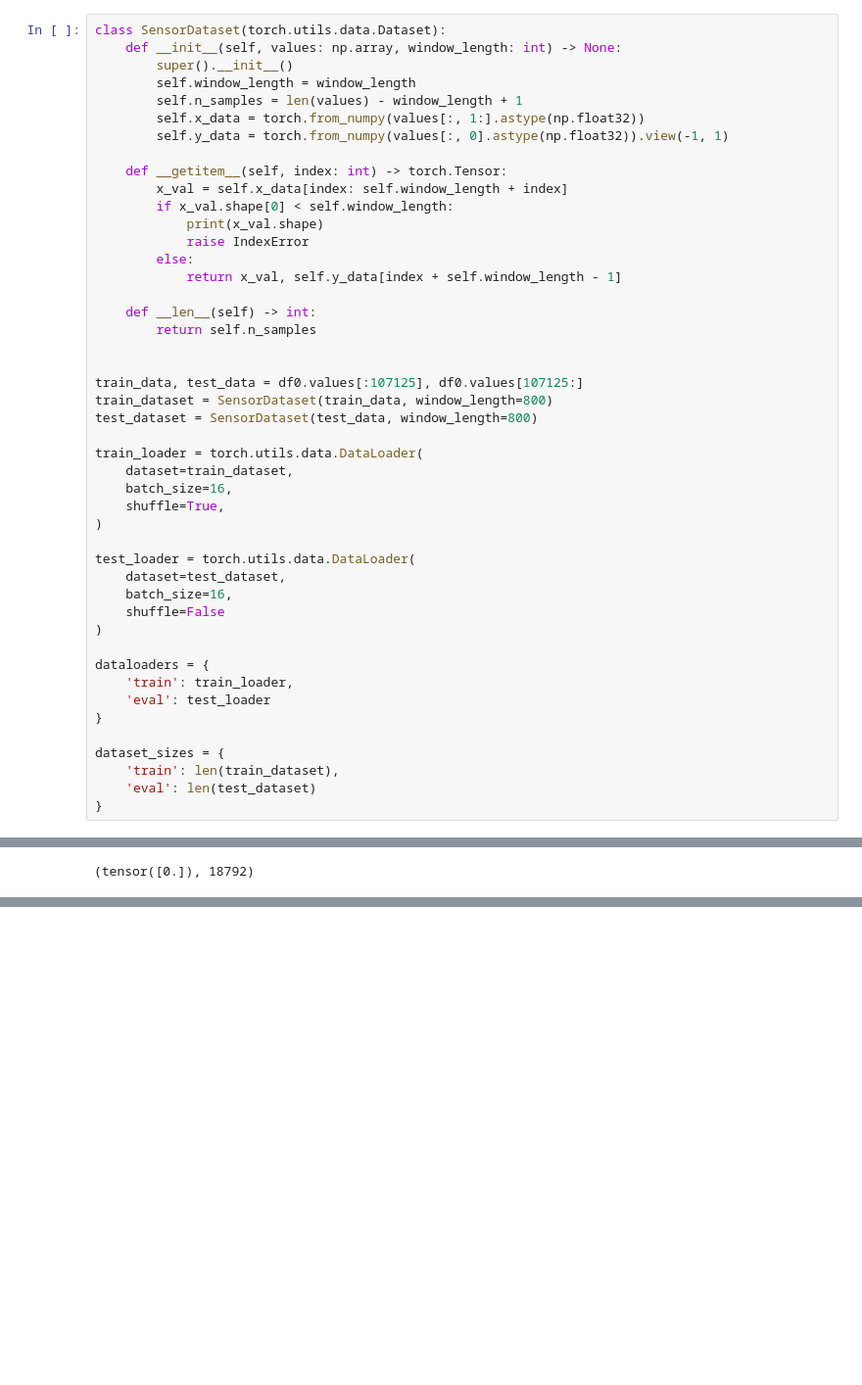
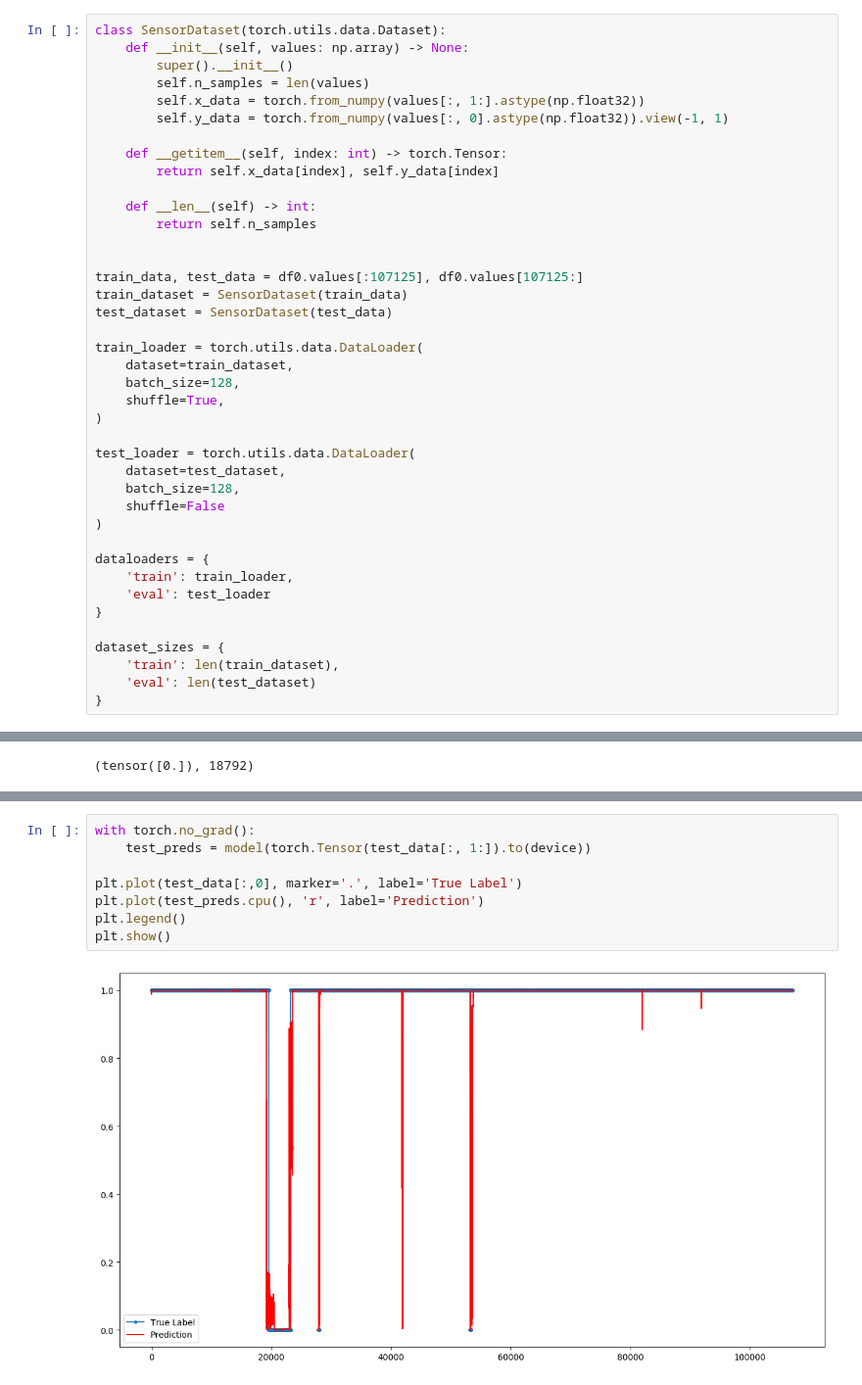
Before and after one commit to CarlinCyril/active_learning, a Jupyter notebook: AL_pump_sensor.ipynb, the cells around one changed output, grey strips where cells are left out. Shown at 98% size. Saved outputs shown, nothing was run; the diff lists cells and outputs as text; blank space fills up the shorter version.

```diff
--- a/AL_pump_sensor.ipynb
+++ b/AL_pump_sensor.ipynb
@@ -96,38 +125,32 @@ df0.values[:, 1:].astype(np.float32).transpose().shape
 (5, 214251)
 # %%
 class SensorDataset(torch.utils.data.Dataset):
-    def __init__(self, values: np.array, window_length: int) -> None:
+    def __init__(self, values: np.array) -> None:
         super().__init__()
-        self.window_length = window_length
-        self.n_samples = len(values) - window_length + 1
+        self.n_samples = len(values)
         self.x_data = torch.from_numpy(values[:, 1:].astype(np.float32))
         self.y_data = torch.from_numpy(values[:, 0].astype(np.float32)).view(-1, 1)
 
     def __getitem__(self, index: int) -> torch.Tensor:
-        x_val = self.x_data[index: self.window_length + index]
-        if x_val.shape[0] < self.window_length:
-            print(x_val.shape)
-            raise IndexError
-        else:
-            return x_val, self.y_data[index + self.window_length - 1]
+        return self.x_data[index], self.y_data[index]
 
     def __len__(self) -> int:
         return self.n_samples
 
 
 train_data, test_data = df0.values[:107125], df0.values[107125:]
-train_dataset = SensorDataset(train_data, window_length=800)
-test_dataset = SensorDataset(test_data, window_length=800)
+train_dataset = SensorDataset(train_data)
+test_dataset = SensorDataset(test_data)
 
 train_loader = torch.utils.data.DataLoader(
     dataset=train_dataset,
-    batch_size=16,
+    batch_size=128,
     shuffle=True,
 )
 
 test_loader = torch.utils.data.DataLoader(
     dataset=test_dataset,
-    batch_size=16,
+    batch_size=128,
     shuffle=False
 )
 
@@ -313,0 +358,10 @@ display(len(windowed_data))
+# %%
+with torch.no_grad():
+    test_preds = model(torch.Tensor(test_data[:, 1:]).to(device))
+
+plt.plot(test_data[:,0], marker='.', label='True Label')
+plt.plot(test_preds.cpu(), 'r', label='Prediction')
+plt.legend()
+plt.show()
+# %% [output]
+[figure, added]
```
Also changed, not shown: parts of 16 cells of this notebook.
